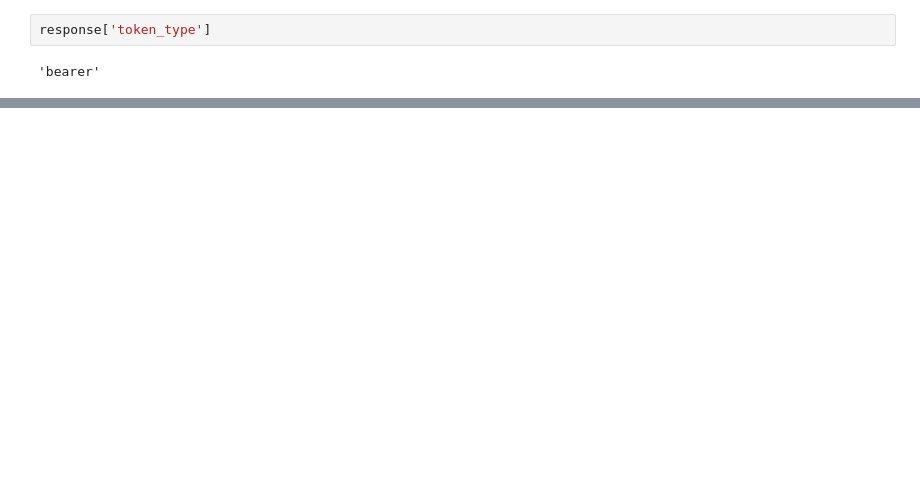
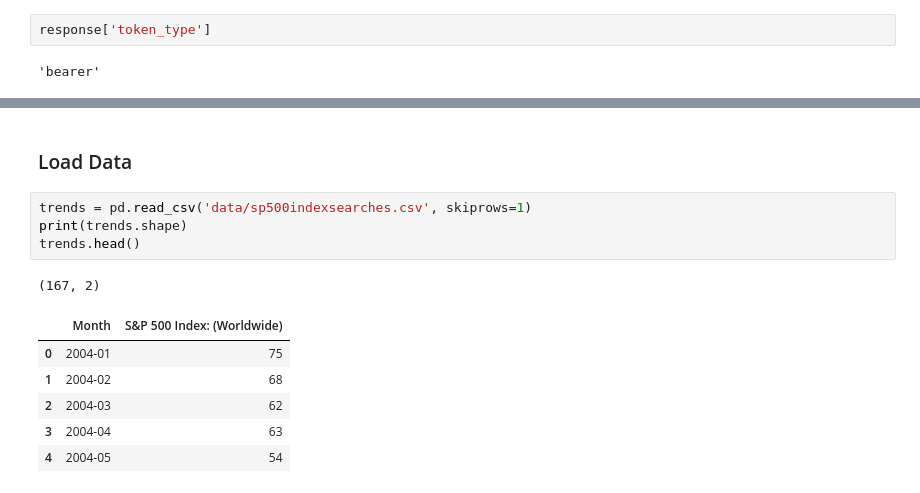
Before and after one commit to lcm98/GA_Capstone, a Jupyter notebook: DataGathering.ipynb, the cells around one changed output, grey strips where cells are left out. Saved outputs shown, nothing was run; the diff lists cells and outputs as text; blank space fills up the shorter version.

```diff
--- a/DataGathering.ipynb
+++ b/DataGathering.ipynb
@@ -459,0 +481,14 @@ Requests to this API require the following:
+# %% [markdown]
+### Load Data
+# %%
+trends = pd.read_csv('data/sp500indexsearches.csv', skiprows=1)
+print(trends.shape)
+trends.head()
+# %% [output]
+(167, 2)
+|  | Month | S&P 500 Index: (Worldwide) |
+| 0 | 2004-01 | 75 |
+| 1 | 2004-02 | 68 |
+| 2 | 2004-03 | 62 |
+| 3 | 2004-04 | 63 |
+| 4 | 2004-05 | 54 |
```
Also changed, not shown: parts of 26 cells of this notebook, 2 other files.
